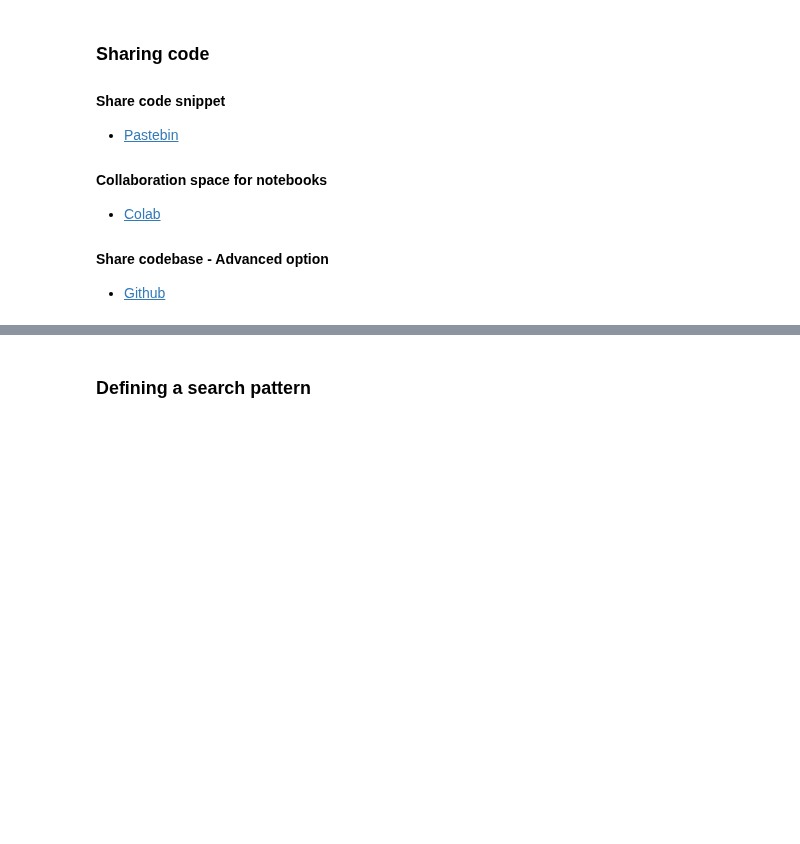
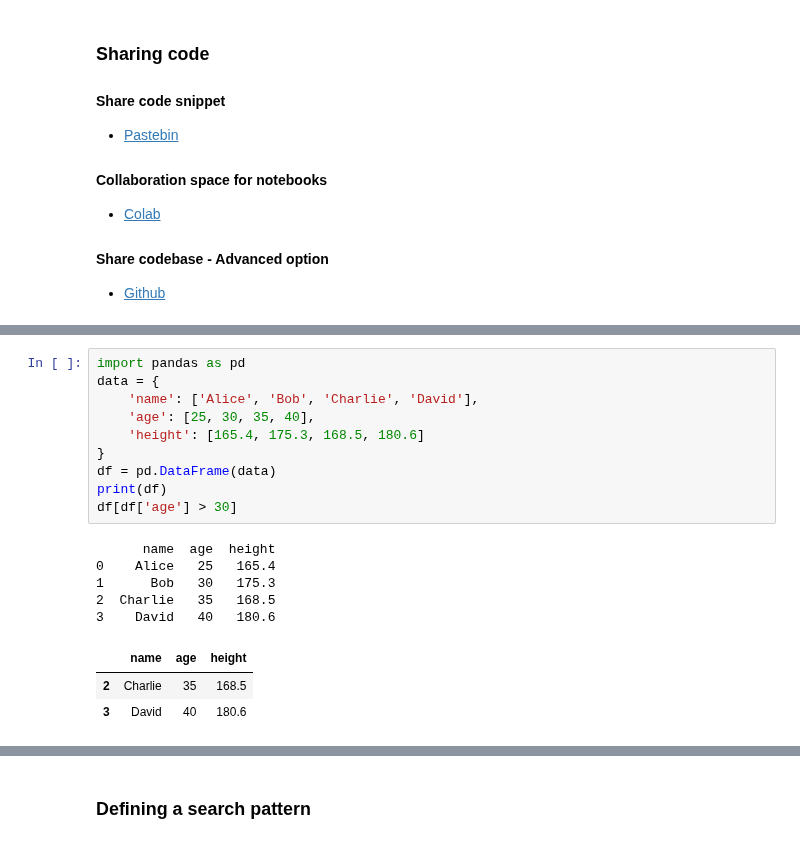
Before and after one commit to NBISweden/workshop-python, a Jupyter notebook: lectures/Day_5.ipynb, the cells around one changed output, grey strips where cells are left out. Cells and saved outputs as stored; diff of their text form; blank space fills up the shorter version.

```diff
--- a/lectures/Day_5.ipynb
+++ b/lectures/Day_5.ipynb
@@ -333,0 +115,19 @@ dataframe.plot(kind='line', x='column1', y='column2')
+# %%
+import pandas as pd
+data = {
+    'name': ['Alice', 'Bob', 'Charlie', 'David'],
+    'age': [25, 30, 35, 40],
+    'height': [165.4, 175.3, 168.5, 180.6]
+}
+df = pd.DataFrame(data)
+print(df)
+df[df['age'] > 30]
+# %% [output]
+      name  age  height
+0    Alice   25   165.4
+1      Bob   30   175.3
+2  Charlie   35   168.5
+3    David   40   180.6
+|  | name | age | height |
+| 2 | Charlie | 35 | 168.5 |
+| 3 | David | 40 | 180.6 |
```
Also changed, not shown: parts of 113 cells of this notebook, 2 other files.
